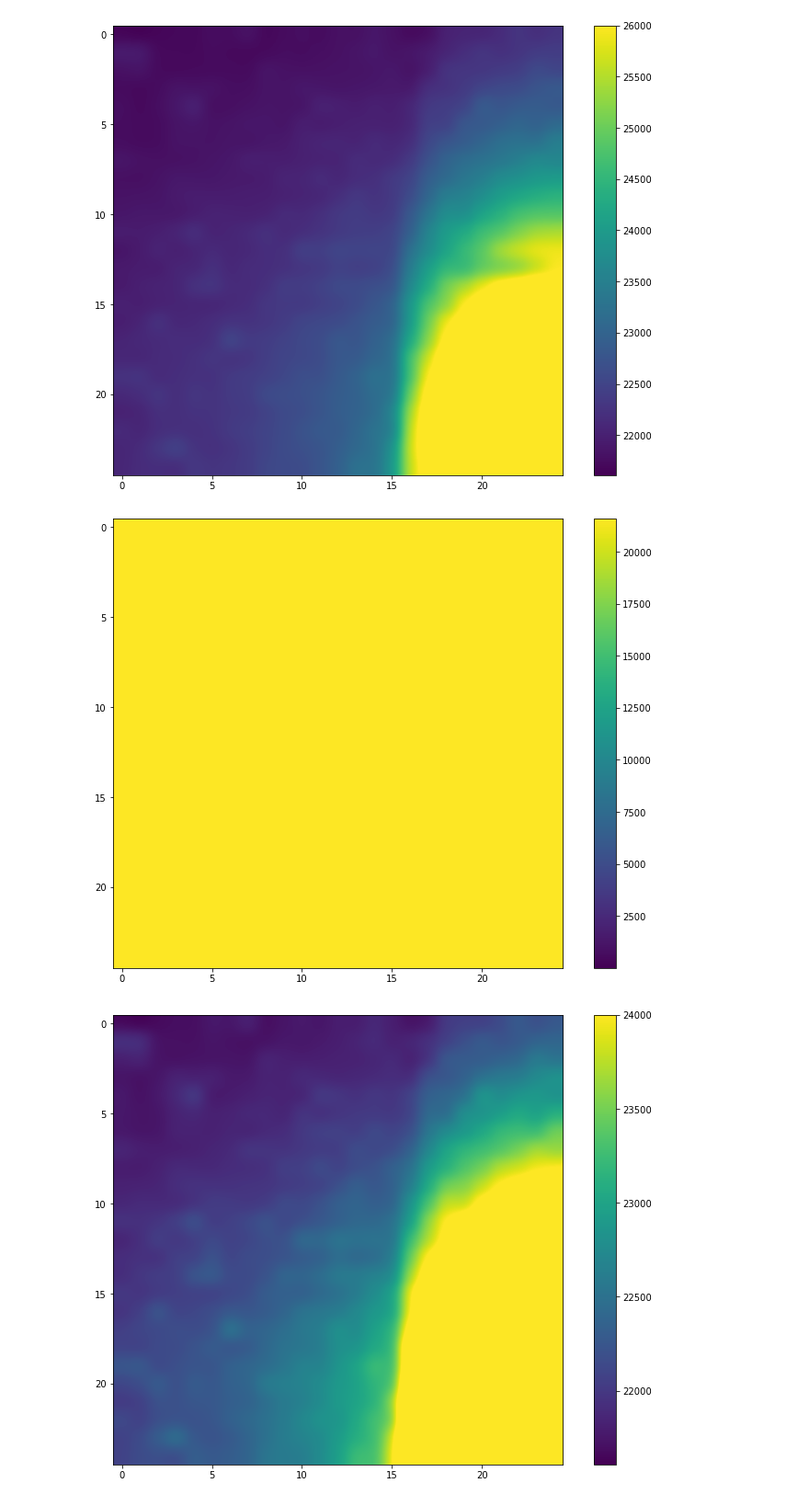
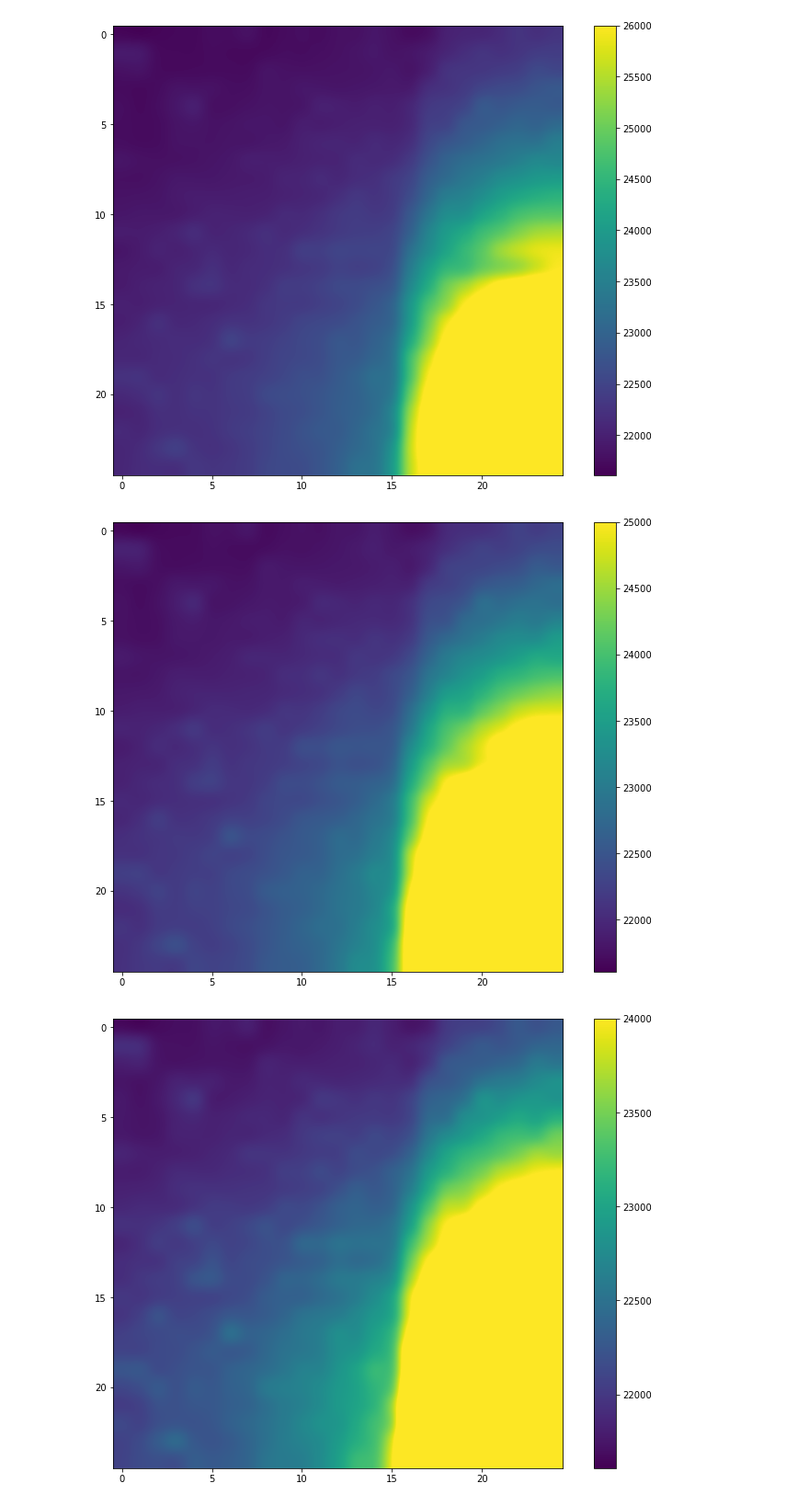
Before and after one commit to ahserhan/SiO2-SiV, a Jupyter notebook: pklFile/fine_data_process.ipynb, the cells around one changed output. Shown at 92% size. Saved outputs shown, nothing was run; the diff lists cells and outputs as text; code cells hidden in the pictures.

```diff
--- a/pklFile/fine_data_process.ipynb
+++ b/pklFile/fine_data_process.ipynb
@@ -111,20 +111,20 @@ plt.show()
 # %%
 #bin selection min and max
 binMin = 742
 binMax = 745
 argmin = findarg(wavel, binMin)
 argmax = findarg(wavel, binMax)
 #integrate over the bin
 for i in range(px):
     for j in range(py):
         intensity[i][j] = im[i][j][argmin:argmax].sum()
 #bin intensity plot
 plt.figure(figsize=(12,9))
-plt.imshow(intensity, cmap='viridis', vmax = 2.5,interpolation='gaussian')
+plt.imshow(intensity, cmap='viridis', vmax = 2.5e4,interpolation='gaussian')
 plt.colorbar()
 plt.show()
 # %% [output]
-[figure, old version]
+[figure, new version]
 # %%
 #bin selection min and max
 binMin = 742
```
